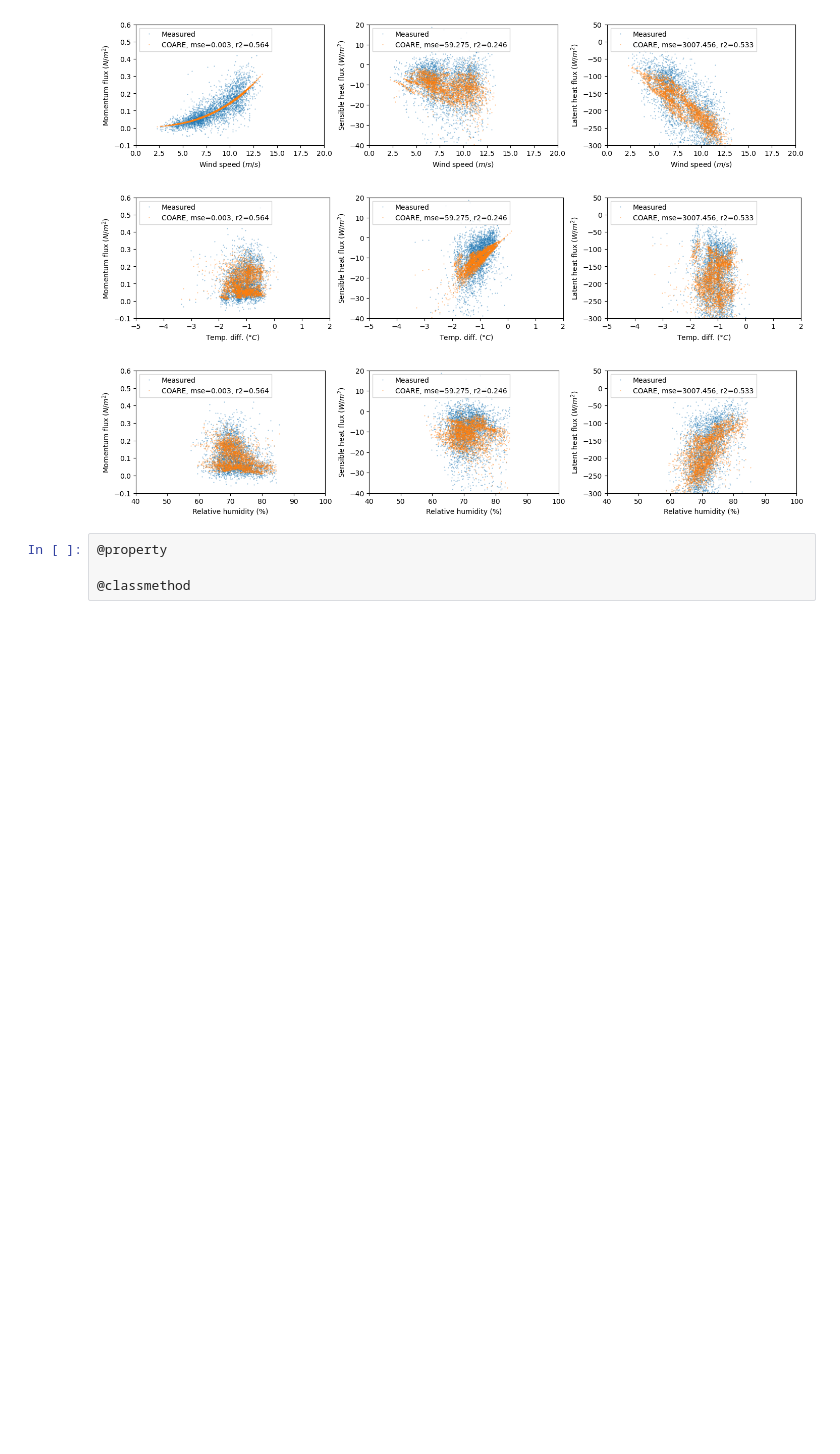
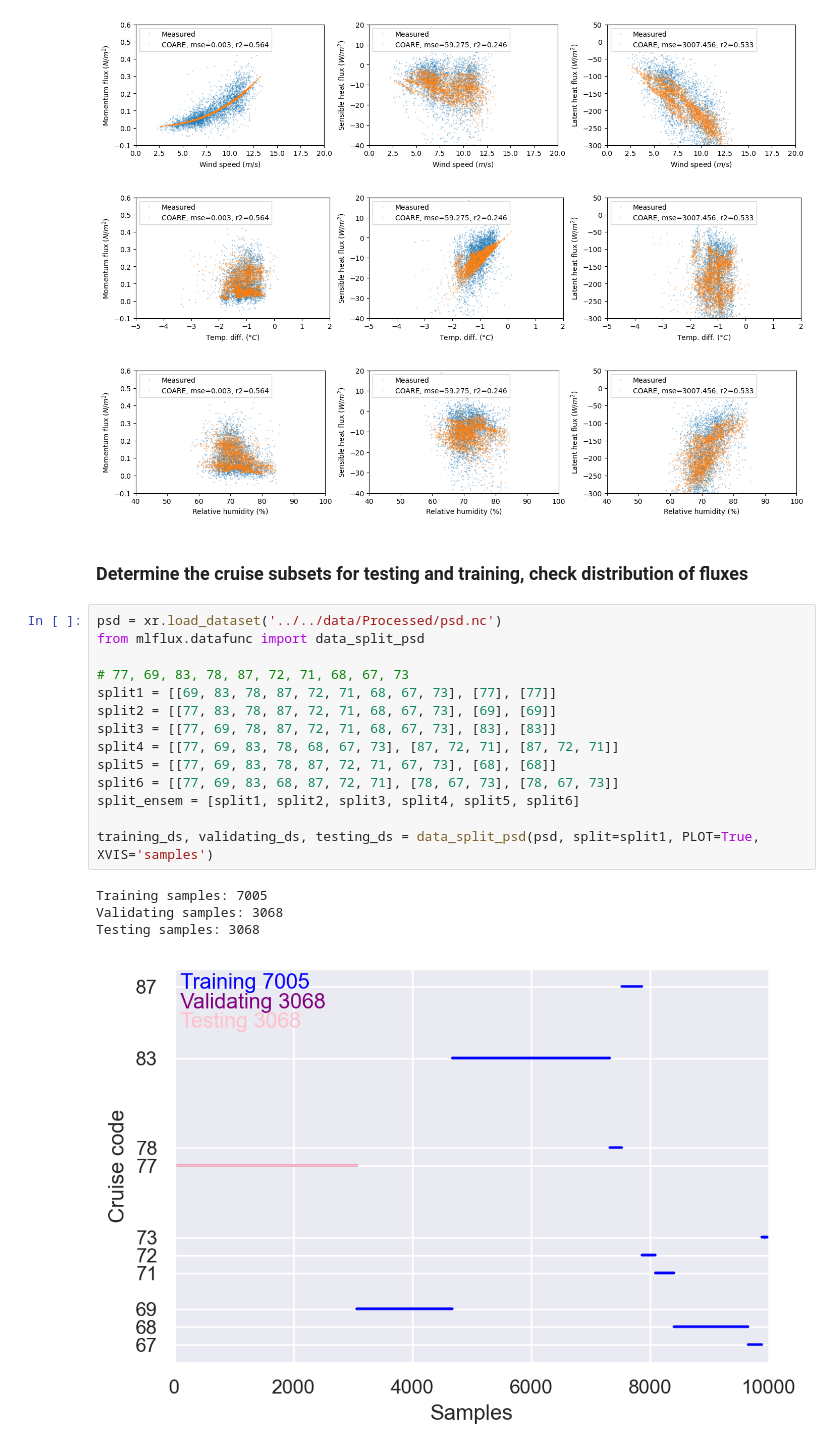
Before and after one commit to jiarong-wu/mlflux, a Jupyter notebook: notebooks/processing/data_test.ipynb, the cells around one changed output. Drawn from its saved outputs; the diff is of its cells as text; blank space fills up the shorter version.

```diff
--- a/notebooks/processing/data_test.ipynb
+++ b/notebooks/processing/data_test.ipynb
@@ -121,7 +121,24 @@ ax3 = comparison(ds_atomic, axes[2], xplot='rh', yplot='hl')
 [figure]
 [figure]
 [figure]
-# %%
-@property
-
-@classmethod
+# %% [markdown]
+### Determine the cruise subsets for testing and training, check distribution of fluxes
+# %%
+psd = xr.load_dataset('../../data/Processed/psd.nc')
+from mlflux.datafunc import data_split_psd
+
+# 77, 69, 83, 78, 87, 72, 71, 68, 67, 73
+split1 = [[69, 83, 78, 87, 72, 71, 68, 67, 73], [77], [77]]
+split2 = [[77, 83, 78, 87, 72, 71, 68, 67, 73], [69], [69]]
+split3 = [[77, 69, 78, 87, 72, 71, 68, 67, 73], [83], [83]]
+split4 = [[77, 69, 83, 78, 68, 67, 73], [87, 72, 71], [87, 72, 71]]
+split5 = [[77, 69, 83, 78, 87, 72, 71, 67, 73], [68], [68]]
+split6 = [[77, 69, 83, 68, 87, 72, 71], [78, 67, 73], [78, 67, 73]]
+split_ensem = [split1, split2, split3, split4, split5, split6]
+
+training_ds, validating_ds, testing_ds = data_split_psd(psd, split=split1, PLOT=True, XVIS='samples')
+# %% [output]
+Training samples: 7005
+Validating samples: 3068
+Testing samples: 3068
+[figure, added]
```
Also changed, not shown: parts of 2 cells of this notebook, 6 other files.
